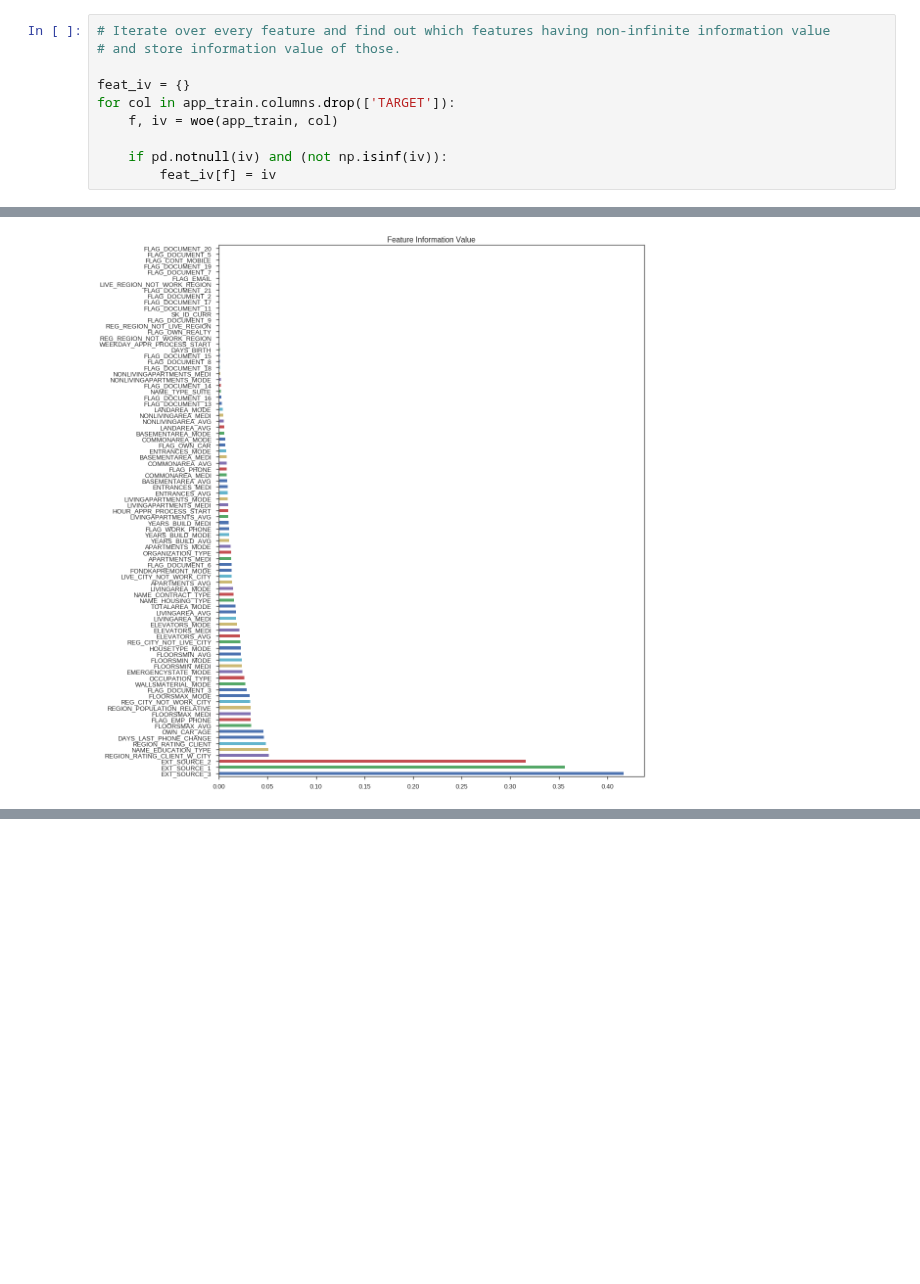
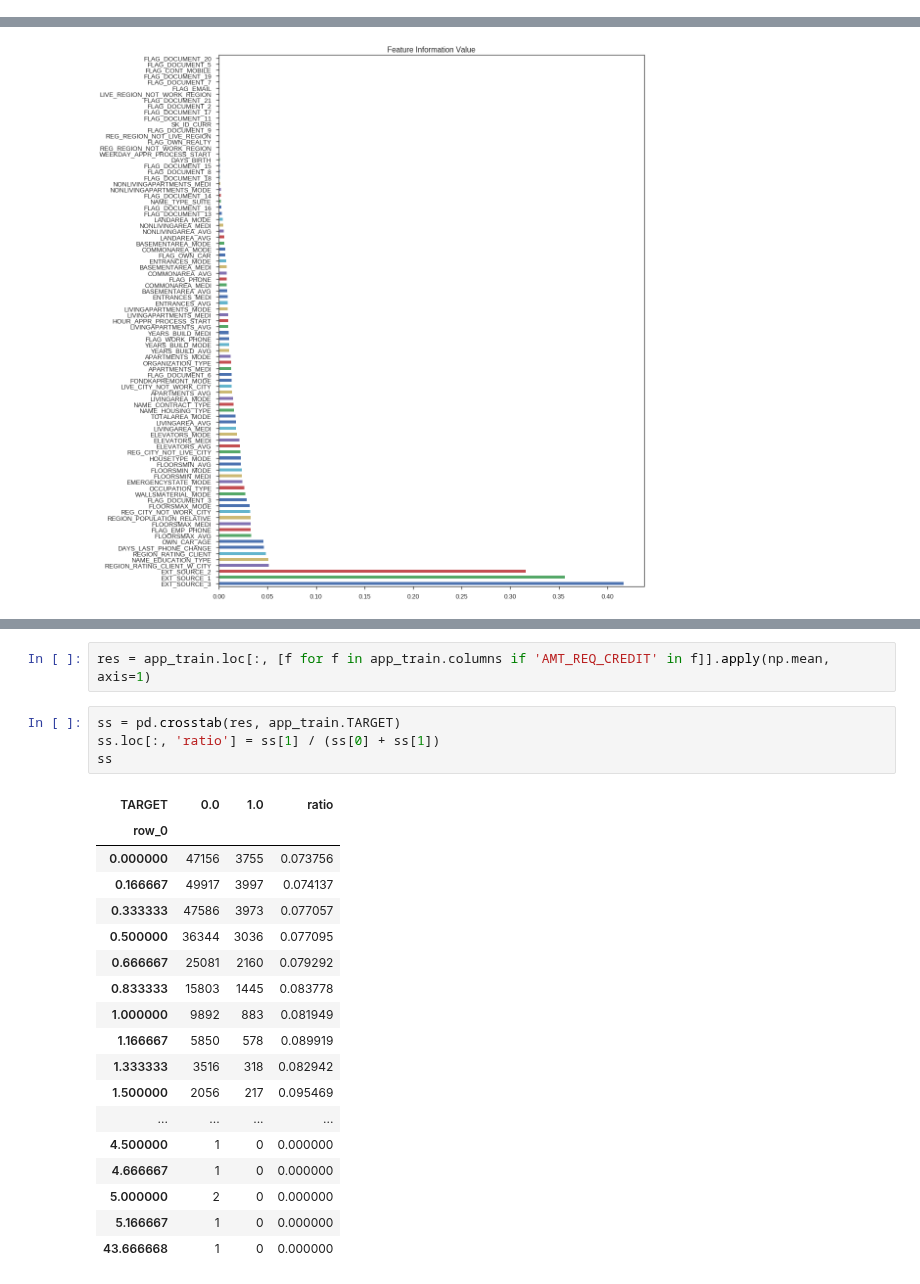
Before and after one commit to numb3r33/Kaggle_Home_Credit, a Jupyter notebook: notebooks/EDA.ipynb, the cells around one changed output, grey strips where cells are left out. Cells and saved outputs as stored; diff of their text form; blank space fills up the shorter version.

```diff
--- a/notebooks/EDA.ipynb
+++ b/notebooks/EDA.ipynb
@@ -279,13 +69,3 @@ def woe(df, f):
         iv  = grouped_share.apply(lambda x: x[0] - x[1], axis=1) * woe.values
 
         return f, iv.sum()
-# %%
-# Iterate over every feature and find out which features having non-infinite information value
-# and store information value of those.
-
-feat_iv = {}
-for col in app_train.columns.drop(['TARGET']):
-    f, iv = woe(app_train, col)
-
-    if pd.notnull(iv) and (not np.isinf(iv)):
-        feat_iv[f] = iv
@@ -928,0 +127,25 @@ Name: SK_ID_CURR, dtype: int64
+# %%
+res = app_train.loc[:, [f for f in app_train.columns if 'AMT_REQ_CREDIT' in f]].apply(np.mean, axis=1)
+# %%
+ss = pd.crosstab(res, app_train.TARGET)
+ss.loc[:, 'ratio'] = ss[1] / (ss[0] + ss[1])
+ss
+# %% [output]
+| TARGET | 0.0 | 1.0 | ratio |
+| row_0 |  |  |  |
+| 0.000000 | 47156 | 3755 | 0.073756 |
+| 0.166667 | 49917 | 3997 | 0.074137 |
+| 0.333333 | 47586 | 3973 | 0.077057 |
+| 0.500000 | 36344 | 3036 | 0.077095 |
+| 0.666667 | 25081 | 2160 | 0.079292 |
+| 0.833333 | 15803 | 1445 | 0.083778 |
+| 1.000000 | 9892 | 883 | 0.081949 |
+| 1.166667 | 5850 | 578 | 0.089919 |
+| 1.333333 | 3516 | 318 | 0.082942 |
+| 1.500000 | 2056 | 217 | 0.095469 |
+| ... | ... | ... | ... |
+| 4.500000 | 1 | 0 | 0.000000 |
+| 4.666667 | 1 | 0 | 0.000000 |
+| 5.000000 | 2 | 0 | 0.000000 |
+| 5.166667 | 1 | 0 | 0.000000 |
+| 43.666668 | 1 | 0 | 0.000000 |
```
Also changed, not shown: parts of 104 cells of this notebook, 1 other file.
